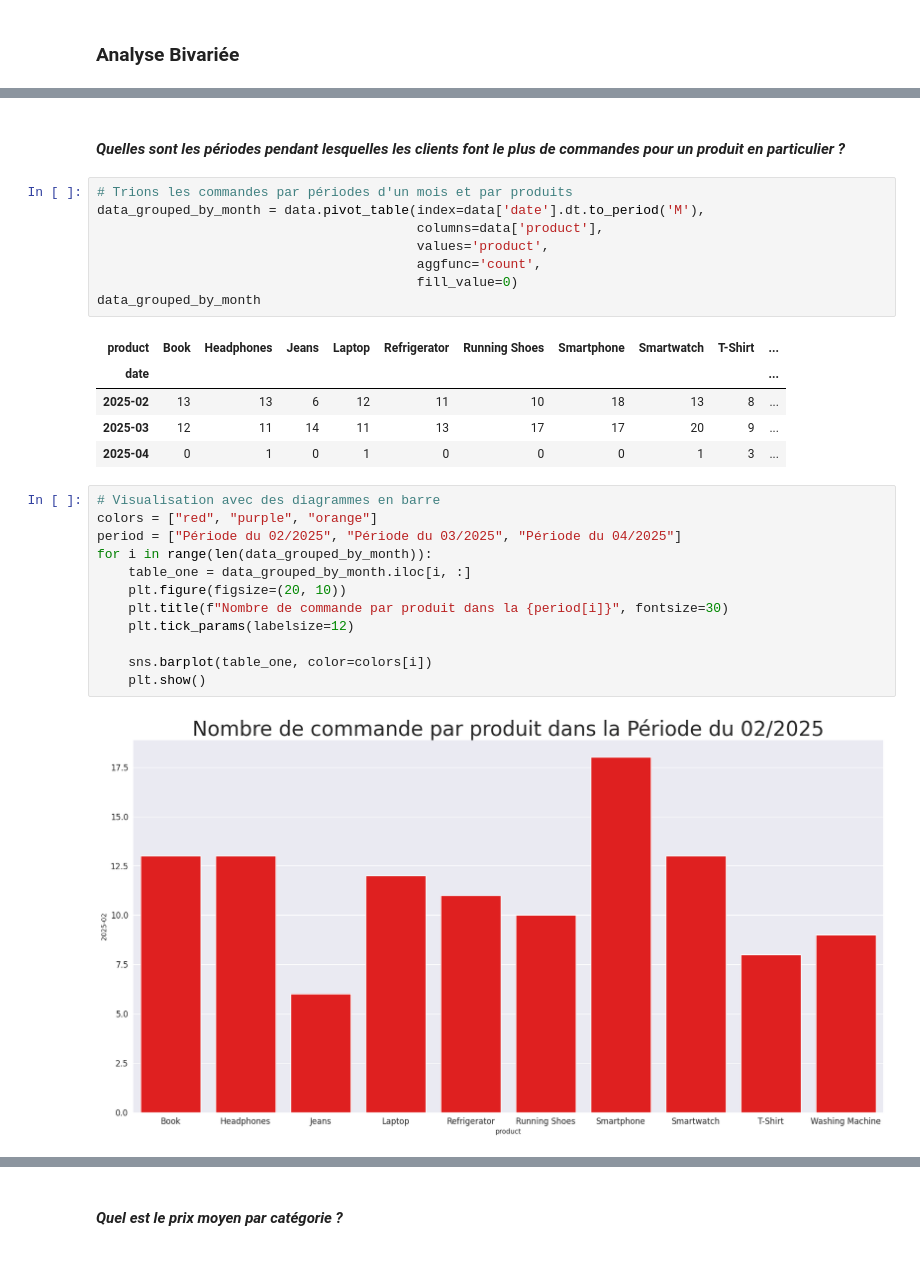
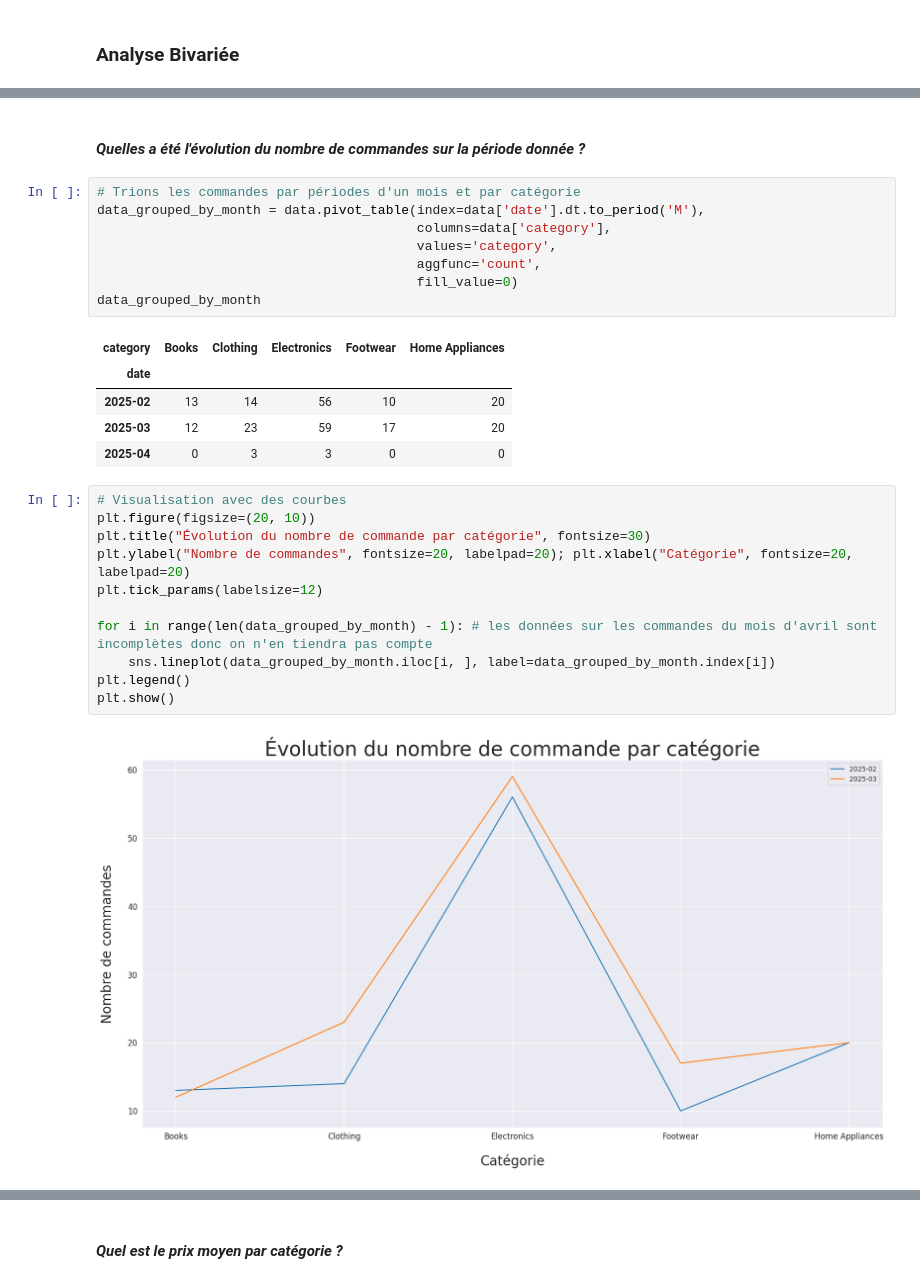
Before and after one commit to chanwinharold/Amazon_Sales, a Jupyter notebook: notebooks/02_exploratory_analysis.ipynb, the cells around one changed output, grey strips where cells are left out. Cells and saved outputs as stored; diff of their text form.

```diff
--- a/notebooks/02_exploratory_analysis.ipynb
+++ b/notebooks/02_exploratory_analysis.ipynb
@@ -252,32 +252,31 @@ Voici donc quelques questions soulevées par chacun de ces objectifs :
 11. Dans quelles villes on obtient le plus de ventes totales ?
 12. Est-ce que le moyen de paiement influence le statut de la commande ?
 # %% [markdown]
-#### *Quelles sont les périodes pendant lesquelles les clients font le plus de commandes pour un produit en particulier ?*
+#### *Quelles a été l'évolution du nombre de commandes sur la période donnée ?*
 # %%
-# Trions les commandes par périodes d'un mois et par produits
+# Trions les commandes par périodes d'un mois et par catégorie
 data_grouped_by_month = data.pivot_table(index=data['date'].dt.to_period('M'),
-                                         columns=data['product'],
-                                         values='product',
+                                         columns=data['category'],
+                                         values='category',
                                          aggfunc='count',
                                          fill_value=0)
 data_grouped_by_month
 # %% [output]
-| product | Book | Headphones | Jeans | Laptop | Refrigerator | Running Shoes | Smartphone | Smartwatch | T-Shirt | ... |
-| date |  |  |  |  |  |  |  |  |  | ... |
-| 2025-02 | 13 | 13 | 6 | 12 | 11 | 10 | 18 | 13 | 8 | ... |
-| 2025-03 | 12 | 11 | 14 | 11 | 13 | 17 | 17 | 20 | 9 | ... |
-| 2025-04 | 0 | 1 | 0 | 1 | 0 | 0 | 0 | 1 | 3 | ... |
+| category | Books | Clothing | Electronics | Footwear | Home Appliances |
+| date |  |  |  |  |  |
+| 2025-02 | 13 | 14 | 56 | 10 | 20 |
+| 2025-03 | 12 | 23 | 59 | 17 | 20 |
+| 2025-04 | 0 | 3 | 3 | 0 | 0 |
 # %%
-# Visualisation avec des diagrammes en barre
-colors = ["red", "purple", "orange"]
-period = ["Période du 02/2025", "Période du 03/2025", "Période du 04/2025"]
-for i in range(len(data_grouped_by_month)):
-    table_one = data_grouped_by_month.iloc[i, :]
-    plt.figure(figsize=(20, 10))
-    plt.title(f"Nombre de commande par produit dans la {period[i]}", fontsize=30)
-    plt.tick_params(labelsize=12)
+# Visualisation avec des courbes
+plt.figure(figsize=(20, 10))
+plt.title("Évolution du nombre de commande par catégorie", fontsize=30)
+plt.ylabel("Nombre de commandes", fontsize=20, labelpad=20); plt.xlabel("Catégorie", fontsize=20, labelpad=20)
+plt.tick_params(labelsize=12)
 
-    sns.barplot(table_one, color=colors[i])
-    plt.show()
+for i in range(len(data_grouped_by_month) - 1): # les données sur les commandes du mois d'avril sont incomplètes donc on n'en tiendra pas compte
+    sns.lineplot(data_grouped_by_month.iloc[i, ], label=data_grouped_by_month.index[i])
+plt.legend()
+plt.show()
 # %% [output]
-[figure, old version]
+[figure, new version]
```
Also changed, not shown: parts of 39 cells of this notebook.
